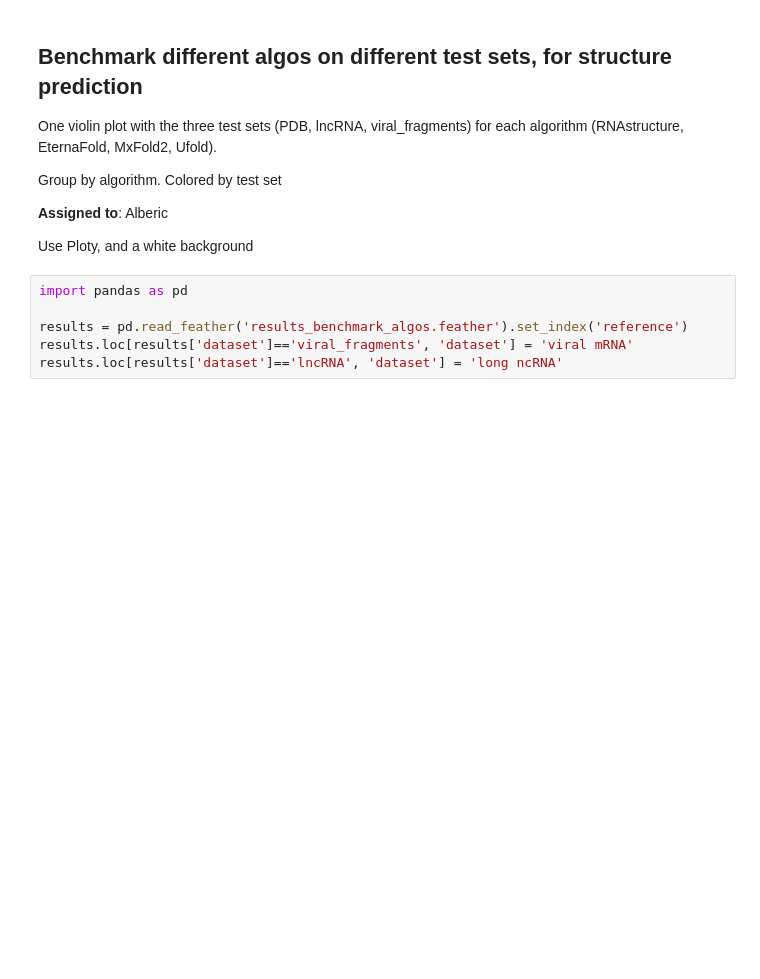
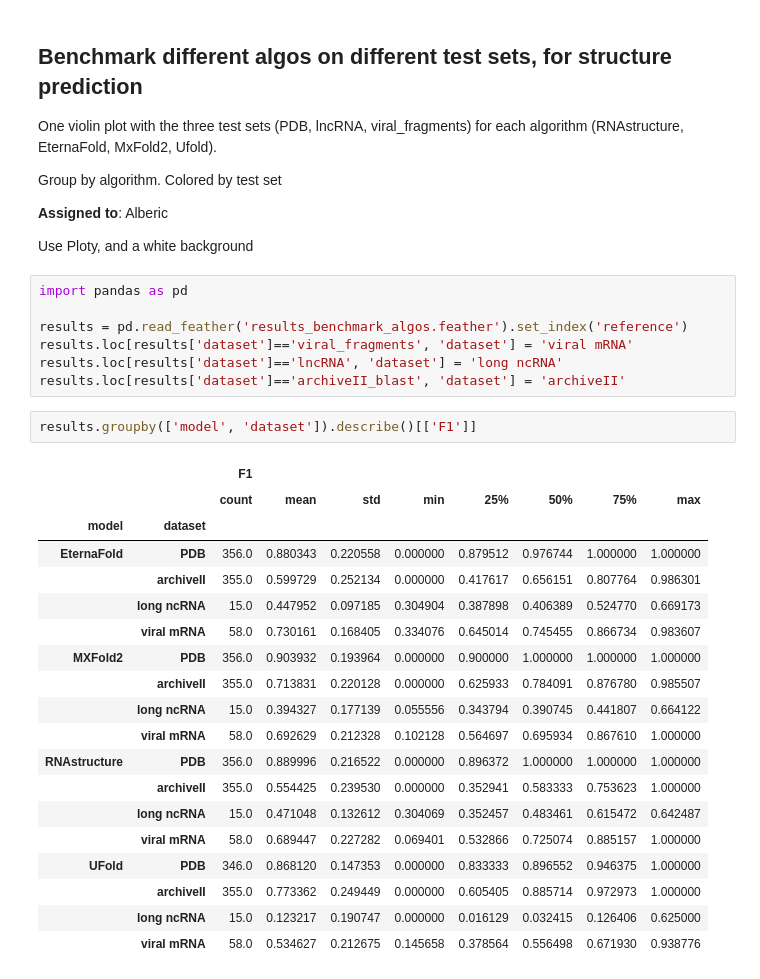
Before and after one commit to rouskinlab/efold_figures, a Jupyter notebook: Figure1/algo_benchmark.ipynb, the cells around one changed output. Saved outputs shown, nothing was run; the diff lists cells and outputs as text; blank space fills up the shorter version.

```diff
--- a/Figure1/algo_benchmark.ipynb
+++ b/Figure1/algo_benchmark.ipynb
@@ -15,6 +15,29 @@ import pandas as pd
 results = pd.read_feather('results_benchmark_algos.feather').set_index('reference')
 results.loc[results['dataset']=='viral_fragments', 'dataset'] = 'viral mRNA'
 results.loc[results['dataset']=='lncRNA', 'dataset'] = 'long ncRNA'
+results.loc[results['dataset']=='archiveII_blast', 'dataset'] = 'archiveII'
+# %%
+results.groupby(['model', 'dataset']).describe()[['F1']]
+# %% [output]
+|  |  | F1 |  |  |  |  |  |  |  |
+|  |  | count | mean | std | min | 25% | 50% | 75% | max |
+| model | dataset |  |  |  |  |  |  |  |  |
+| EternaFold | PDB | 356.0 | 0.880343 | 0.220558 | 0.000000 | 0.879512 | 0.976744 | 1.000000 | 1.000000 |
+|  | archiveII | 355.0 | 0.599729 | 0.252134 | 0.000000 | 0.417617 | 0.656151 | 0.807764 | 0.986301 |
+|  | long ncRNA | 15.0 | 0.447952 | 0.097185 | 0.304904 | 0.387898 | 0.406389 | 0.524770 | 0.669173 |
+|  | viral mRNA | 58.0 | 0.730161 | 0.168405 | 0.334076 | 0.645014 | 0.745455 | 0.866734 | 0.983607 |
+| MXFold2 | PDB | 356.0 | 0.903932 | 0.193964 | 0.000000 | 0.900000 | 1.000000 | 1.000000 | 1.000000 |
+|  | archiveII | 355.0 | 0.713831 | 0.220128 | 0.000000 | 0.625933 | 0.784091 | 0.876780 | 0.985507 |
+|  | long ncRNA | 15.0 | 0.394327 | 0.177139 | 0.055556 | 0.343794 | 0.390745 | 0.441807 | 0.664122 |
+|  | viral mRNA | 58.0 | 0.692629 | 0.212328 | 0.102128 | 0.564697 | 0.695934 | 0.867610 | 1.000000 |
+| RNAstructure | PDB | 356.0 | 0.889996 | 0.216522 | 0.000000 | 0.896372 | 1.000000 | 1.000000 | 1.000000 |
+|  | archiveII | 355.0 | 0.554425 | 0.239530 | 0.000000 | 0.352941 | 0.583333 | 0.753623 | 1.000000 |
+|  | long ncRNA | 15.0 | 0.471048 | 0.132612 | 0.304069 | 0.352457 | 0.483461 | 0.615472 | 0.642487 |
+|  | viral mRNA | 58.0 | 0.689447 | 0.227282 | 0.069401 | 0.532866 | 0.725074 | 0.885157 | 1.000000 |
+| UFold | PDB | 346.0 | 0.868120 | 0.147353 | 0.000000 | 0.833333 | 0.896552 | 0.946375 | 1.000000 |
+|  | archiveII | 355.0 | 0.773362 | 0.249449 | 0.000000 | 0.605405 | 0.885714 | 0.972973 | 1.000000 |
+|  | long ncRNA | 15.0 | 0.123217 | 0.190747 | 0.000000 | 0.016129 | 0.032415 | 0.126406 | 0.625000 |
+|  | viral mRNA | 58.0 | 0.534627 | 0.212675 | 0.145658 | 0.378564 | 0.556498 | 0.671930 | 0.938776 |
 # %%
 # Creat a box plot with plotly
 import plotly.graph_objects as go
```
Also changed, not shown: parts of 2 cells of this notebook, 13 other files.
